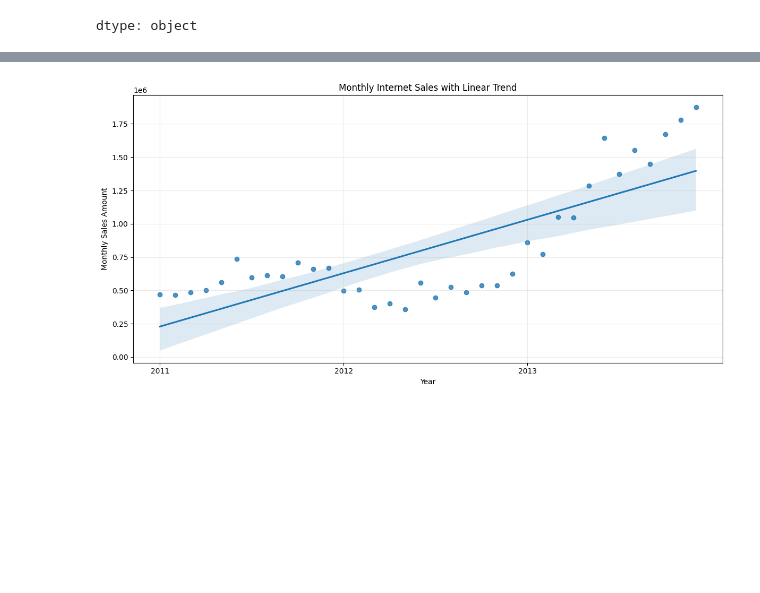
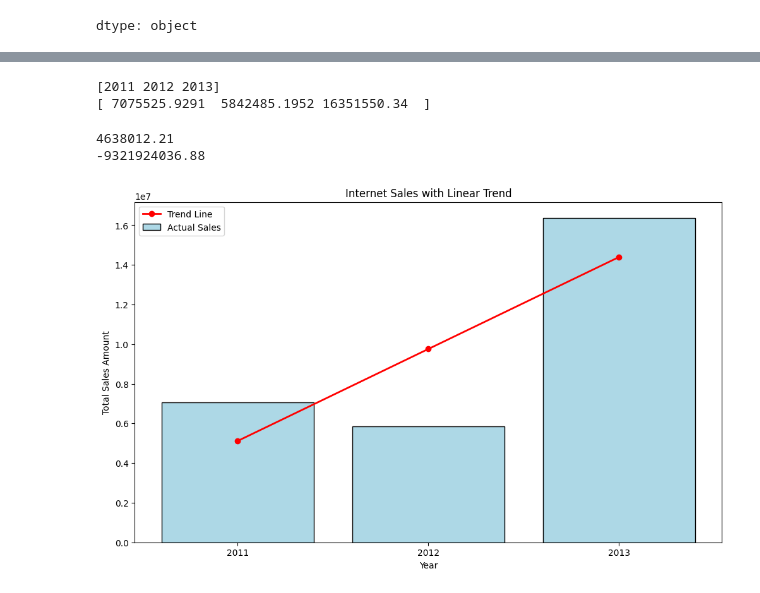
Before and after one commit to theatu824/MSSP607-GitHub, a Jupyter notebook: WeeklyModules/Week08/theatu824_PARTICIPATION_ACTIVITY_Week_8_Plot_a_trendline_over_a_time_series_dataset.ipynb, the cells around one changed output, grey strips where cells are left out. Saved outputs shown, nothing was run; the diff lists cells and outputs as text; code cells hidden in the pictures; blank space fills up the shorter version.

```diff
--- a/WeeklyModules/Week08/theatu824_PARTICIPATION_ACTIVITY_Week_8_Plot_a_trendline_over_a_time_series_dataset.ipynb
+++ b/WeeklyModules/Week08/theatu824_PARTICIPATION_ACTIVITY_Week_8_Plot_a_trendline_over_a_time_series_dataset.ipynb
@@ -154,35 +140,41 @@ monthly_sales.head()
-# %%
-fig, ax1 = plt.subplots(figsize=(12, 6))
-
-sns.regplot(data=monthly_sales,
-    x="month_number",
-    y="SalesAmount",
-    scatter=True,
-    ci=95,
-    ax=ax1
-)
-
-# Select January of each year for x-axis labels
-year_starts = monthly_sales[
-    monthly_sales["OrderDate"].dt.month == 1
-]
-
-ax1.set_xticks(year_starts["month_number"])
-ax1.set_xticklabels(year_starts["OrderDate"].dt.year)
-
-ax1.set(
-    title="Monthly Internet Sales with Linear Trend",
-    xlabel="Year",
-    ylabel="Monthly Sales Amount"
-)
-
-ax1.grid(alpha=0.25)
-plt.tight_layout()
-plt.show()
-fig.savefig(
-    "monthly_sales_with_trendline.pdf",
-    format="pdf",
-    bbox_inches="tight"
-)
-# %% [output]
-[figure, removed]
+# %%
+x = yearly_sales.index.to_numpy()
+y = yearly_sales.to_numpy()
+print(x)
+print(y)
+# %% [output]
+[2011 2012 2013]
+[ 7075525.9291  5842485.1952 16351550.34  ]
+# %%
+z = np.polyfit(x, y, deg=1)
+slope, intercept = z
+print(f"{slope:.2f}")
+print(f"{intercept:.2f}")
+# %% [output]
+4638012.21
+-9321924036.88
+# %%
+fig, ax1 = plt.subplots(figsize=(12, 7))
+trend_function = np.poly1d(z)
+historical_trend = trend_function(x)
+# Actual yearly sales
+ax1.bar(x,y,color="lightblue",edgecolor="black",
+    label="Actual Sales"
+)
+
+# Linear trend
+ax1.plot(x,historical_trend,color="red",marker="o",linewidth=2,
+    label="Trend Line"
+)
+
+ax1.set(
+    title="Internet Sales with Linear Trend",
+    xlabel="Year",
+    ylabel="Total Sales Amount"
+)
+
+ax1.set_xticks(x)
+ax1.legend()
+plt.show()
+# %% [output]
+[figure, added]
```
Also changed, not shown: parts of 20 cells of this notebook.
